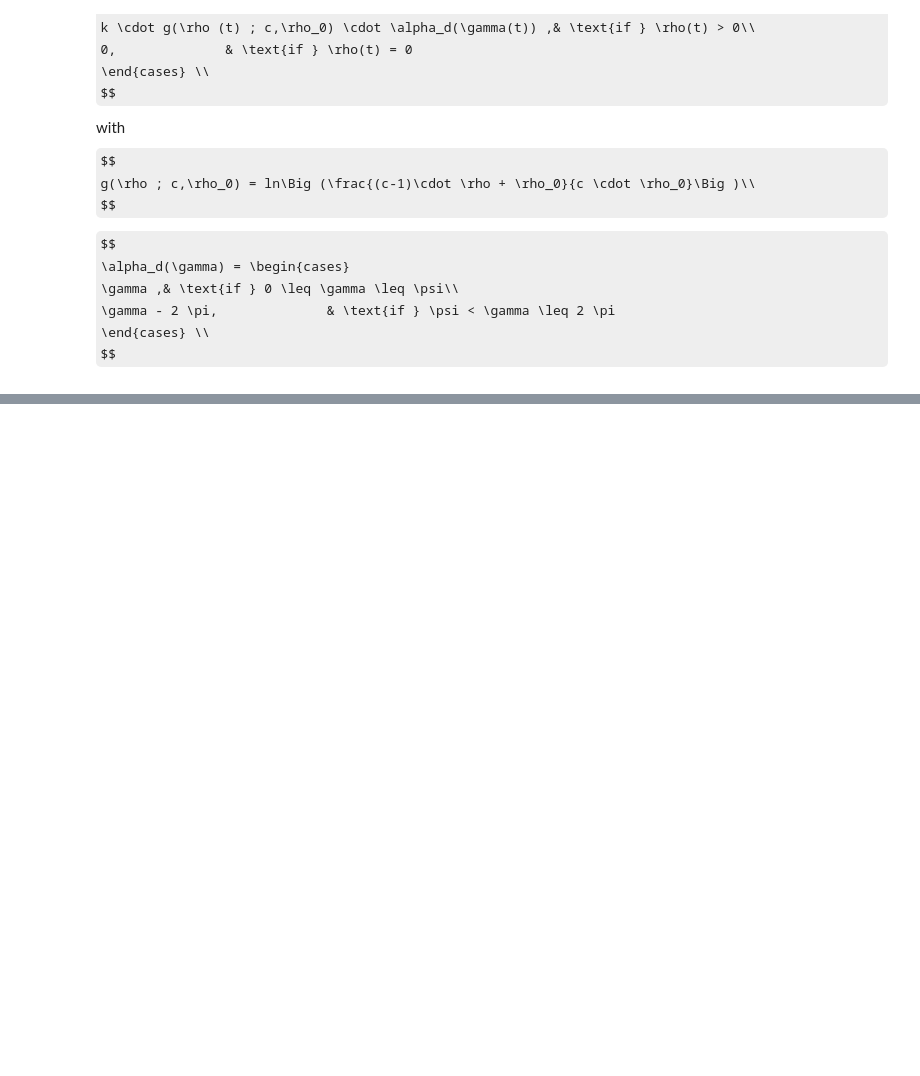
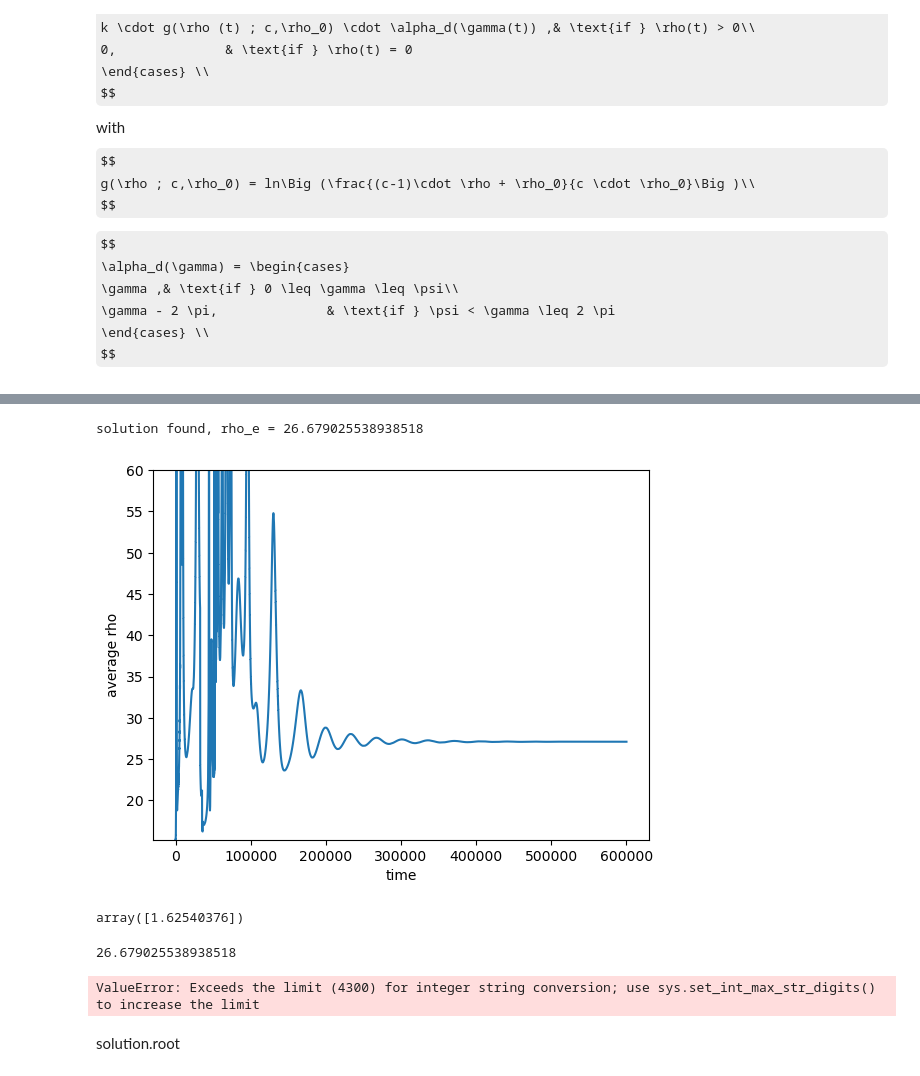
Before and after one commit to kiredoo/crazyflie-basics, a Jupyter notebook: cyclic_persuit_simulation/cyclic.ipynb, the cells around one changed output, grey strips where cells are left out. Drawn from its saved outputs; the diff is of its cells as text; code cells hidden in the pictures; some formulas as TeX source; blank space fills up the shorter version.

```diff
--- a/cyclic_persuit_simulation/cyclic.ipynb
+++ b/cyclic_persuit_simulation/cyclic.ipynb
@@ -282,0 +319,56 @@ np.save("gt.npy",traj)
+# %%
+#rho_e solver using root finding methods
+def f(rho_e):
+    return (v/rho_e) - k * g_function2(rho_e, c, rho_o) * (np.pi/2)
+
+rho_guess = 1.0
+rho_min = 0.1
+rho_max = 70.0
+
+solution = root_scalar(f, bracket=[rho_min, rho_max], method = 'brentq')
+
+if solution.converged:
+    root = solution.root
+    print(f'solution found, rho_e = {root}')
+else:
+    print('no solution')
+# %% [output]
+solution found, rho_e = 26.679025538938518
+# %%
+#plots average rotational radius
+
+theta_dot_save = np.array(theta_dot_save)
+rho = abs(v / theta_dot_save)
+avg_rho = np.empty([rho.shape[0], 1])
+time = np.arange(0,T,dt)
+
+for i in range(rho.shape[0]):
+    avg_rho[i] = np.average(rho[i,:])
+plt.plot(avg_rho)
+ax = plt.gca()
+ax.set_ylim([min(avg_rho), 60])
+
+Error_percent = abs(avg_rho-solution.root) / solution.root * 100
+
+
+
+plt.xlabel('time')
+plt.ylabel('average rho')
+plt.show()
+# %% [output]
+[figure, added]
+# %%
+np.array(theta_dot_save).shape
+Error_percent[-1]
+# %% [output]
+array([1.62540376])
+# %%
+solution.root
+# %% [output]
+26.679025538938518
+# %%
+counter
+# %% [output]
+ValueError: Exceeds the limit (4300) for integer string conversion; use sys.set_int_max_str_digits() to increase the limit
+# %% [markdown]
+solution.root
```
Also changed, not shown: parts of 9 cells of this notebook.
